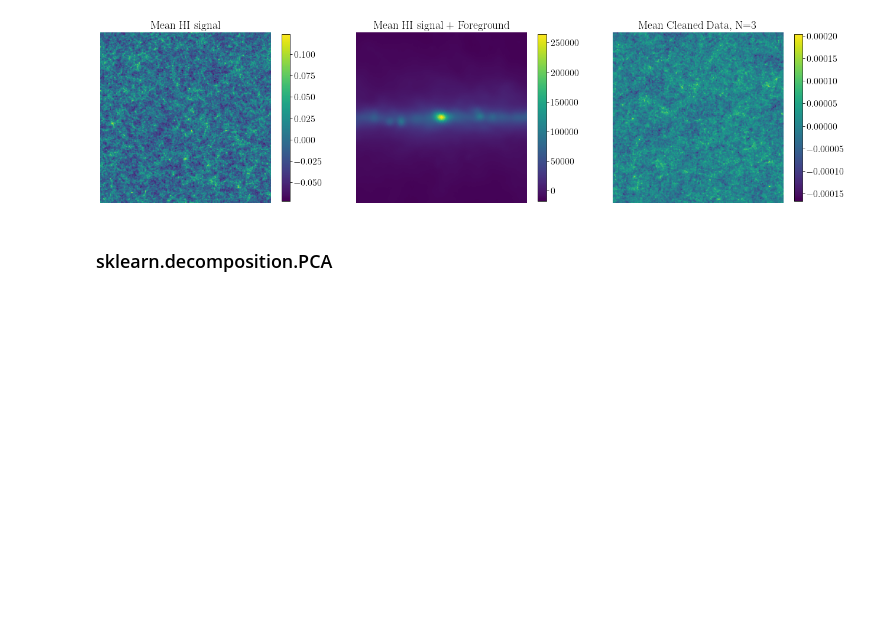
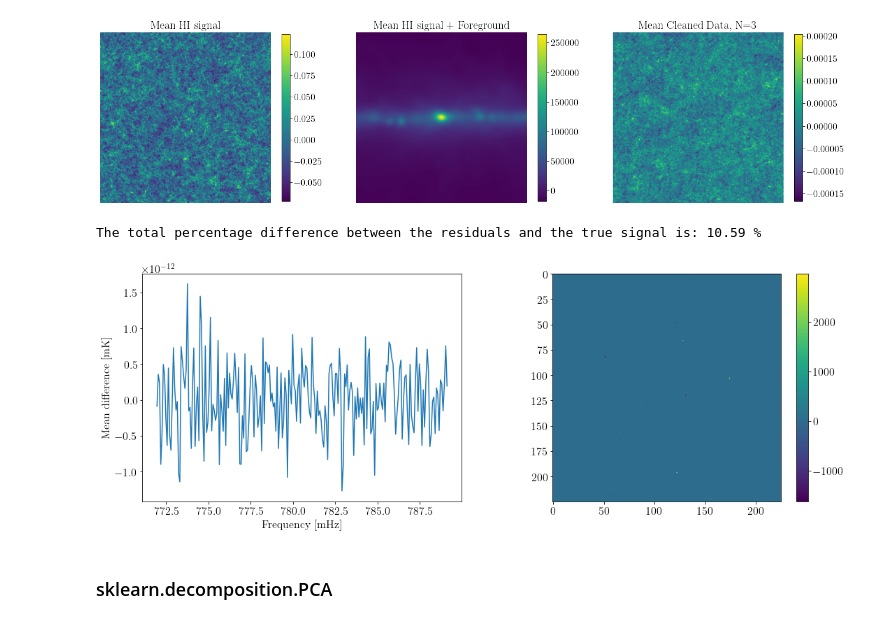
Before and after one commit to graciemcgill/ForegroundCleaningWithPCA, a Jupyter notebook: PCA_FOR_SIMULATED_DATA.ipynb, the cells around one changed output. Cells and saved outputs as stored; diff of their text form; code cells hidden in the pictures; blank space fills up the shorter version.

```diff
--- a/PCA_FOR_SIMULATED_DATA.ipynb
+++ b/PCA_FOR_SIMULATED_DATA.ipynb
@@ -27,7 +27,7 @@ T_ALL = T_HI + T_FG
 #frequency range
 zz = np.linspace(0.8,0.84,nz)
 
-v = 1420/(1+zz)#frequency range
+v = 1420.4/(1+zz)#frequency range
 
 extent=[np.min(v),np.max(v),np.min(v),np.max(v)]
 # %% [markdown]
@@ -69,6 +66,27 @@ plt.colorbar(shrink = 0.65);
 #plt.savefig('plots/PCA-N=3.png')
 # %% [output]
 [figure]
+# %%
+difference = T_HI - cleaned
+per_diff = (difference/T_HI)*100
+print(f'The total percentage difference between the residuals and the true signal is: {np.round(np.mean(per_diff),2)} %')
+
+fig = plt.figure(figsize=(18,6))
+fig.subplots_adjust(wspace=0.2)
+plt.subplot(121)
+mean_diff = np.zeros(nz)
+for i in range(nz):
+    mean_diff[i] = np.mean(difference[:,:,i])
+
+plt.plot(v,mean_diff)
+plt.xlabel('Frequency [mHz]')
+plt.ylabel('Mean difference [mK]');
+plt.subplot(122)
+plt.imshow(np.mean(per_diff/100,2))
+plt.colorbar();
+# %% [output]
+The total percentage difference between the residuals and the true signal is: 10.59 %
+[figure, added]
 # %% [markdown]
 ### sklearn.decomposition.PCA
 # %%
```
Also changed, not shown: parts of 9 cells of this notebook, 2 other files.
